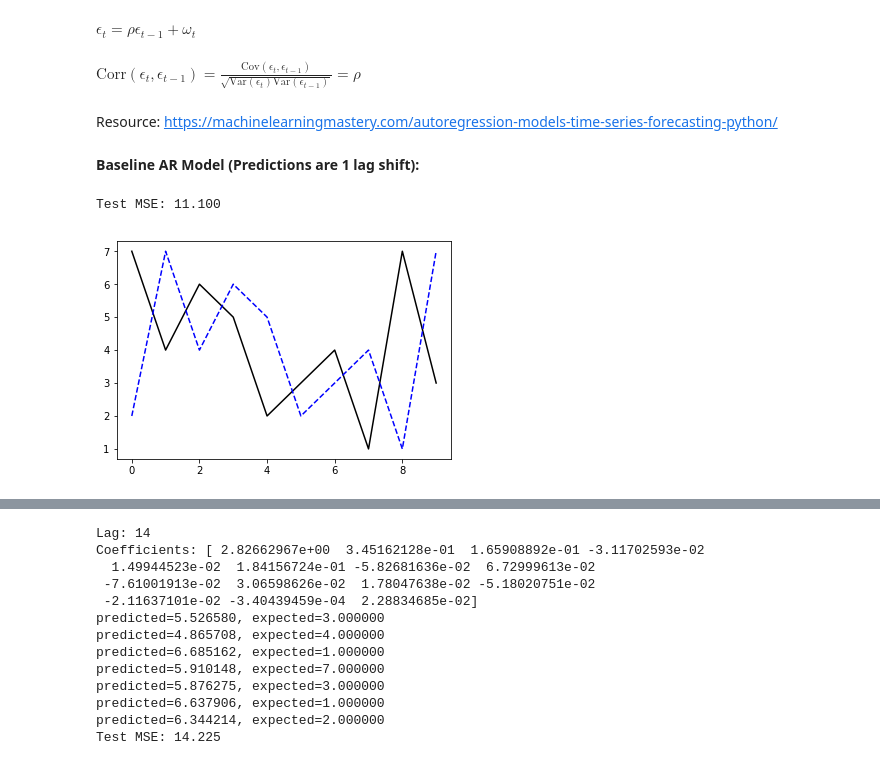
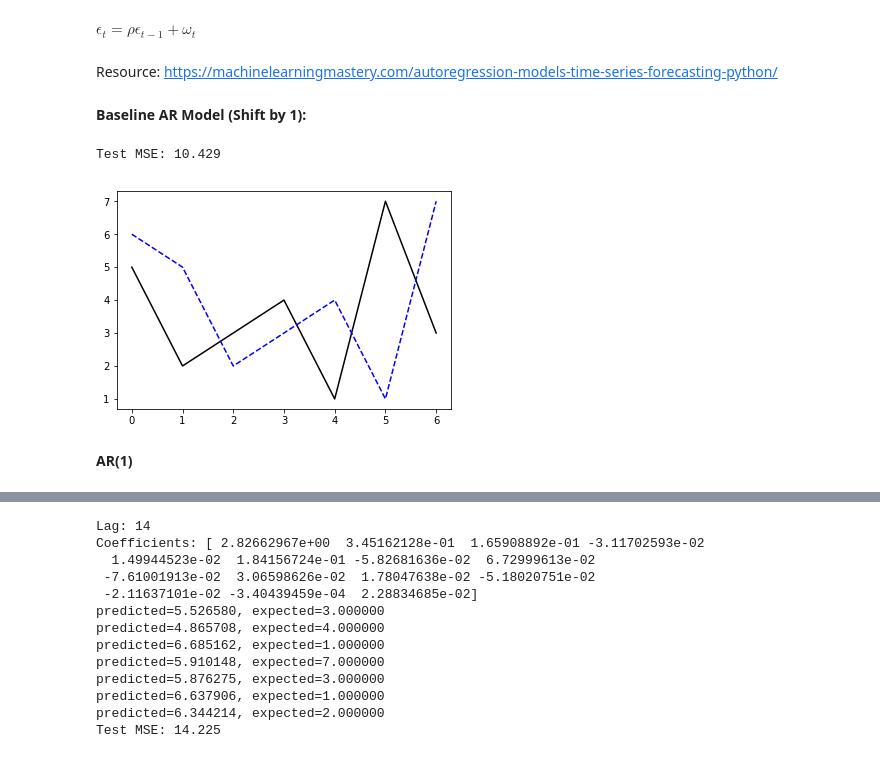
Before and after one commit to kimrharper/thinkful, a Jupyter notebook: capstone/capstone-cleaning.ipynb, the cells around one changed output, grey strips where cells are left out. Cells and saved outputs as stored; diff of their text form; code cells hidden in the pictures.

```diff
--- a/capstone/capstone-cleaning.ipynb
+++ b/capstone/capstone-cleaning.ipynb
@@ -257,7 +257,5 @@ __Formulas__
 $ \begin{equation*}  y_{t}=\beta_{0}+\beta_{1}y_{t-1}+\beta_{2}y_{t-2}+...+\epsilon_{t}  \end{equation*} $
 # %% [markdown]
 $ \begin{equation}  \epsilon_{t}=\rho\epsilon_{t-1}+\omega_{t} \end{equation} $
-# %% [markdown]
-$\begin{equation*}   \mbox{Corr}(\epsilon_{t},\epsilon_{t-1})=\frac{\mbox{Cov}(\epsilon_{t},\epsilon_{t-1})}{\sqrt{\mbox{Var}(\epsilon_{t})\mbox{Var}(\epsilon_{t-1})}}=\rho   \end{equation*} $
 # %% [markdown]
 Resource: https://machinelearningmastery.com/autoregression-models-time-series-forecasting-python/
@@ -266,29 +268,31 @@ X = ba
+# %% [markdown]
+__Baseline AR Model (Shift by 1):__
 # %%
 if len(dataframe.columns)>2:
     dataframe = dataframe.drop(['t+2','t+3'],axis=1)
 # split into train and test sets
 X = dataframe.values
-train, test = X[1:len(X)-10], X[len(X)-10:]
+train, test = X[1:len(X)-7], X[len(X)-7:]
 train_X, train_y = train[:,0], train[:,1]
 test_X, test_y = test[:,0], test[:,1]
+
+# persistence model
+def model_persistence(x):
+	return x
+
+# walk-forward validation
+predictions = list()
+for x in test_X:
+	yhat = model_persistence(x)
+	predictions.append(yhat)
+test_score = mean_squared_error(test_y, predictions)
+print('Test MSE: %.3f' % test_score)
+# plot predictions vs expected
+plt.plot(test_y,color='black')
+plt.plot(predictions, color='blue',linestyle='--')
+plt.show()
+# %% [output]
+Test MSE: 10.429
+[figure, added]
-# %% [markdown]
-__Baseline AR Model (Predictions are 1 lag shift):__
-# %%
-# persistence model
-def model_persistence(x):
-	return x
-
-# walk-forward validation
-predictions = list()
-for x in test_X:
-	yhat = model_persistence(x)
-	predictions.append(yhat)
-test_score = mean_squared_error(test_y, predictions)
-print('Test MSE: %.3f' % test_score)
-# plot predictions vs expected
-plt.plot(test_y,color='black')
-plt.plot(predictions, color='blue',linestyle='--')
-plt.show()
-# %% [output]
-Test MSE: 11.100
-[figure, removed]
+# %% [markdown]
+__AR(1)__
```
Also changed, not shown: parts of 12 cells of this notebook.
